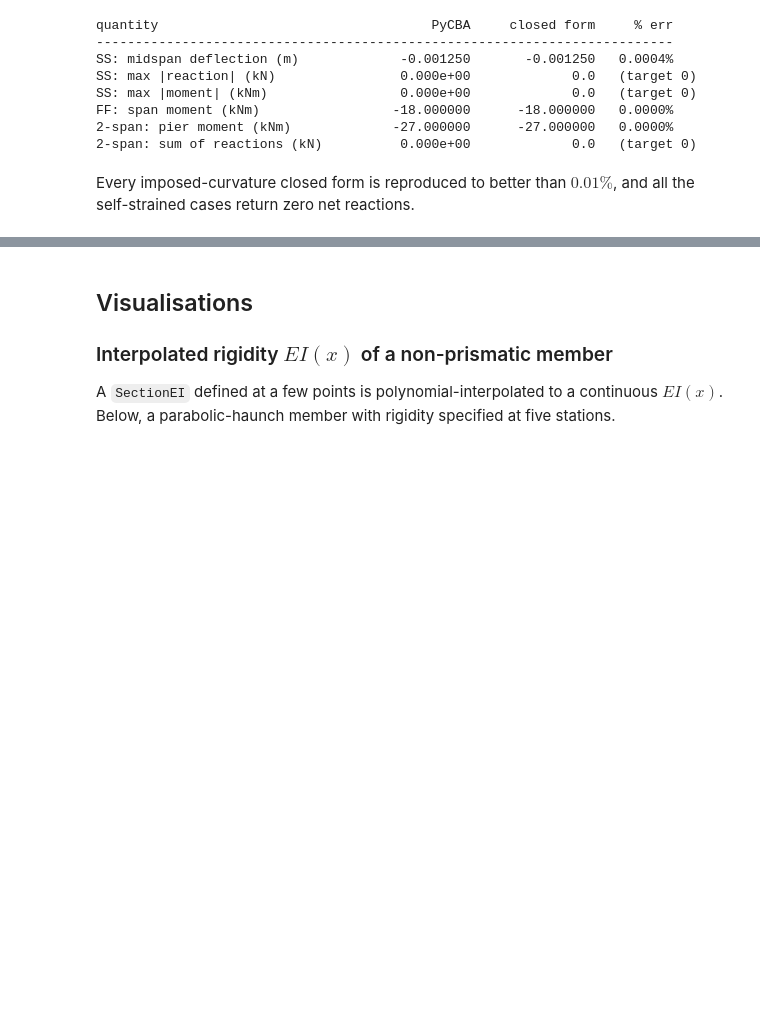
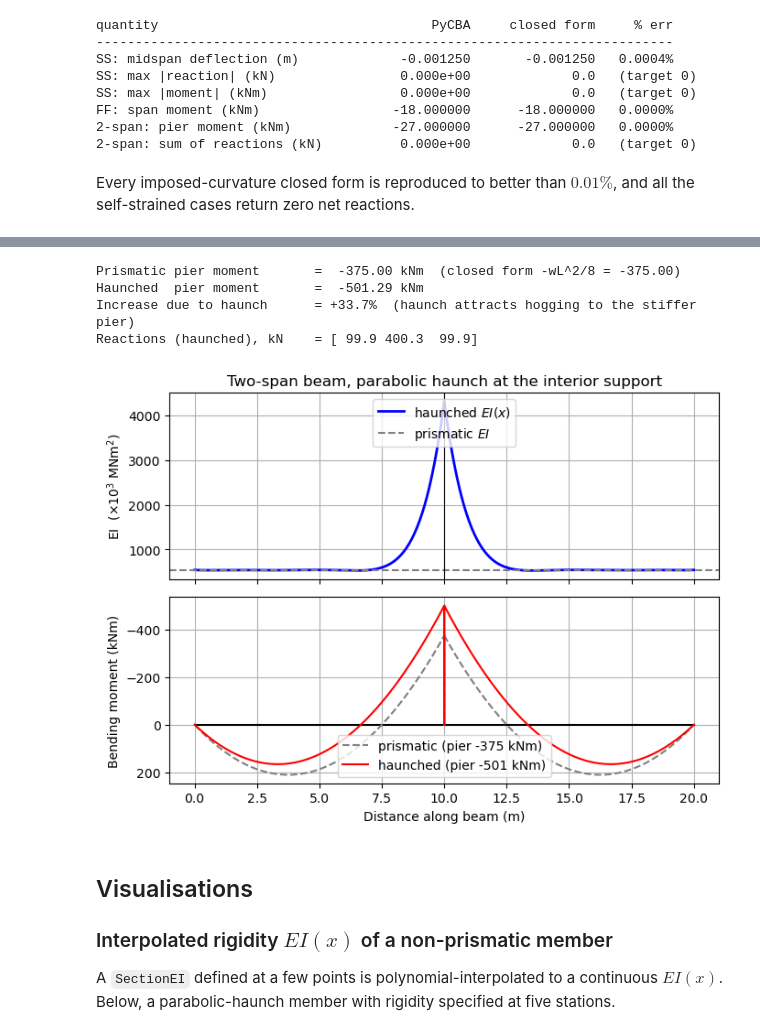
Before and after one commit to ccaprani/pycba, a Jupyter notebook: docs/source/notebooks/nonprismatic.ipynb, the cells around one changed output, grey strips where cells are left out. Drawn from its saved outputs; the diff is of its cells as text; code cells hidden in the pictures; blank space fills up the shorter version.

```diff
--- a/docs/source/notebooks/nonprismatic.ipynb
+++ b/docs/source/notebooks/nonprismatic.ipynb
@@ -457,3 +644,77 @@ and all the self-strained cases return zero net reactions.
+# %%
+# Symmetric two-span beam, parabolic haunch deepening to the interior support.
+E, b = 30.0e6, 1.0          # E = 30 GPa (kPa), section width 1 m
+Lsp, DC, Dh, Lh, w = 10.0, 0.6, 1.2, 3.0, 30.0   # span, mid depth, pier depth, haunch, UDL
+
+
+def haunch_section(left_to_right):
+    """SectionEI with parabolic haunch at the interior-support end of a span."""
+    xs = np.linspace(0.0, Lsp, 81)
+    if left_to_right:        # span 1: prismatic at A (x=0), haunch -> Dh at right (pier)
+        depth = [hm_depth(x, DC, DC, Dh, 0.0, Lh, Lsp) for x in xs]
+    else:                    # span 2: haunch at left (pier), prismatic at right
+        depth = [hm_depth(x, DC, Dh, DC, Lh, 0.0, Lsp) for x in xs]
+    return SectionEI(xs, E * b * np.array(depth) ** 3 / 12.0, max_degree=8)
+
+
+sec1, sec2 = haunch_section(True), haunch_section(False)
+
+# Haunched continuous beam.
+ba_h = cba.BeamAnalysis([Lsp, Lsp], [sec1, sec2], [-1, 0, -1, 0, -1, 0])
+ba_h.add_udl(1, w)
+ba_h.add_udl(2, w)
+ba_h.analyze(npts=300)
+M_pier_h = ba_h.beam_results.results.M.min()      # interior-support hogging moment
+
+# Prismatic comparison (constant depth DC).
+EI_p = E * b * DC ** 3 / 12.0
+ba_p = cba.BeamAnalysis([Lsp, Lsp], [EI_p, EI_p], [-1, 0, -1, 0, -1, 0])
+ba_p.add_udl(1, w)
+ba_p.add_udl(2, w)
+ba_p.analyze(npts=300)
+M_pier_p = ba_p.beam_results.results.M.min()
+
+print(f"Prismatic pier moment       = {M_pier_p:8.2f} kNm  "
+      f"(closed form -wL^2/8 = {-w * Lsp ** 2 / 8:.2f})")
+print(f"Haunched  pier moment       = {M_pier_h:8.2f} kNm")
+print(f"Increase due to haunch      = {100 * (abs(M_pier_h) - abs(M_pier_p)) / abs(M_pier_p):+5.1f}%  "
+      f"(haunch attracts hogging to the stiffer pier)")
+print(f"Reactions (haunched), kN    = {np.round(ba_h.beam_results.R, 1)}")
+# %% [output]
+Prismatic pier moment       =  -375.00 kNm  (closed form -wL^2/8 = -375.00)
+Haunched  pier moment       =  -501.29 kNm
+Increase due to haunch      = +33.7%  (haunch attracts hogging to the stiffer pier)
+Reactions (haunched), kN    = [ 99.9 400.3  99.9]
+# %%
+# EI(x) profile of the haunched beam and the resulting BMD (vs prismatic).
+xx1 = np.linspace(0.0, Lsp, 200)
+xx2 = np.linspace(0.0, Lsp, 200)
+EI_prof = np.concatenate([sec1(xx1), sec2(xx2)]) / 1e3        # MNm^2
+x_prof = np.concatenate([xx1, Lsp + xx2])
+
+fig, axs = plt.subplots(2, 1, figsize=(7, 5.2), sharex=True)
+
+axs[0].plot(x_prof, EI_prof, "b", lw=2, label="haunched $EI(x)$")
+axs[0].axhline(EI_p / 1e3, color="0.5", ls="--", lw=1.5, label="prismatic $EI$")
+axs[0].axvline(Lsp, color="k", lw=0.8)
+axs[0].set_ylabel("EI  ($\\times10^3$ MNm$^2$)")
+axs[0].set_title("Two-span beam, parabolic haunch at the interior support")
+axs[0].grid(True)
+axs[0].legend(loc="upper center")
+
+axs[1].plot([0, 2 * Lsp], [0, 0], "k", lw=1.5)
+axs[1].plot(ba_p.beam_results.results.x, ba_p.beam_results.results.M, "0.5",
+            ls="--", label=f"prismatic (pier {M_pier_p:.0f} kNm)")
+axs[1].plot(ba_h.beam_results.results.x, ba_h.beam_results.results.M, "r",
+            label=f"haunched (pier {M_pier_h:.0f} kNm)")
+axs[1].invert_yaxis()
+axs[1].set_ylabel("Bending moment (kNm)")
+axs[1].set_xlabel("Distance along beam (m)")
+axs[1].grid(True)
+axs[1].legend(loc="lower center")
+fig.tight_layout()
+# %% [output]
+[figure, added]
 # %% [markdown]
 ## Visualisations
 
```
Also changed, not shown: parts of 7 cells of this notebook.
